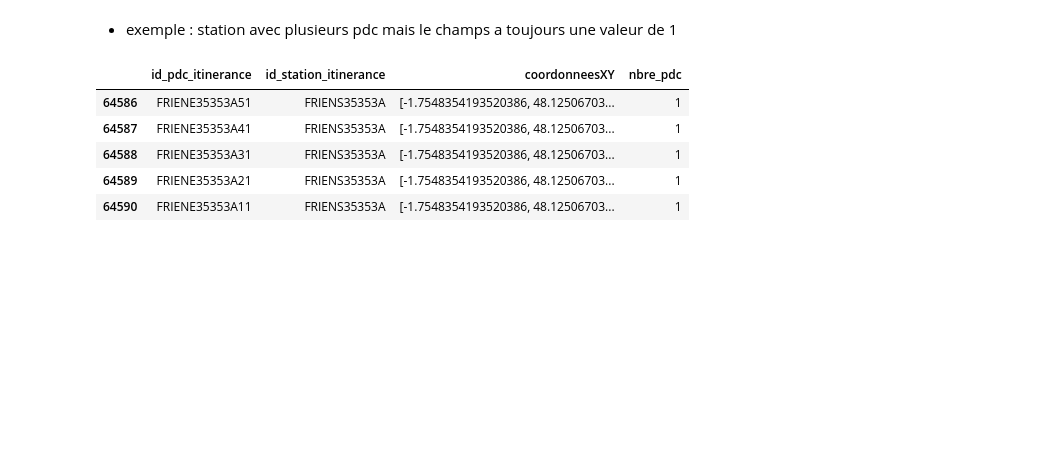
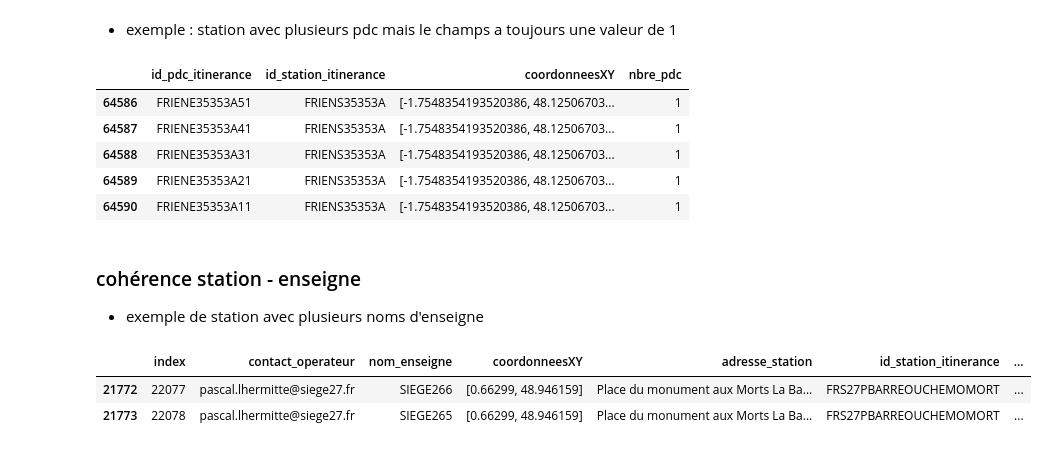
Before and after one commit to loco-philippe/Environmental-Sensing, a Jupyter notebook: python/Validation/irve/Analyse/IRVE_v3.ipynb, the cells around one changed output. Drawn from its saved outputs; the diff is of its cells as text; code cells hidden in the pictures; blank space fills up the shorter version.

```diff
--- a/python/Validation/irve/Analyse/IRVE_v3.ipynb
+++ b/python/Validation/irve/Analyse/IRVE_v3.ipynb
@@ -603,3 +603,12 @@ itinerance_init.loc[itinerance_init.coordonneesXY	 == '[-1.7548354193520386, 48.
 | 64588 | FRIENE35353A31 | FRIENS35353A | [-1.7548354193520386, 48.12506703... | 1 |
 | 64589 | FRIENE35353A21 | FRIENS35353A | [-1.7548354193520386, 48.12506703... | 1 |
 | 64590 | FRIENE35353A11 | FRIENS35353A | [-1.7548354193520386, 48.12506703... | 1 |
+# %% [markdown]
+### cohérence station - enseigne
+- exemple de station avec plusieurs noms d'enseigne
+# %%
+itinerance_init.loc[itinerance_init.id_station_itinerance == 'FRS27PBARREOUCHEMOMORT', relations]
+# %% [output]
+|  | index | contact_operateur | nom_enseigne | coordonneesXY | adresse_station | id_station_itinerance | ... |
+| 21772 | 22077 | pascal.lhermitte@siege27.fr | SIEGE266 | [0.66299, 48.946159] | Place du monument aux Morts La Ba... | FRS27PBARREOUCHEMOMORT | ... |
+| 21773 | 22078 | pascal.lhermitte@siege27.fr | SIEGE265 | [0.66299, 48.946159] | Place du monument aux Morts La Ba... | FRS27PBARREOUCHEMOMORT | ... |
```
Also changed, not shown: 3 other files.
